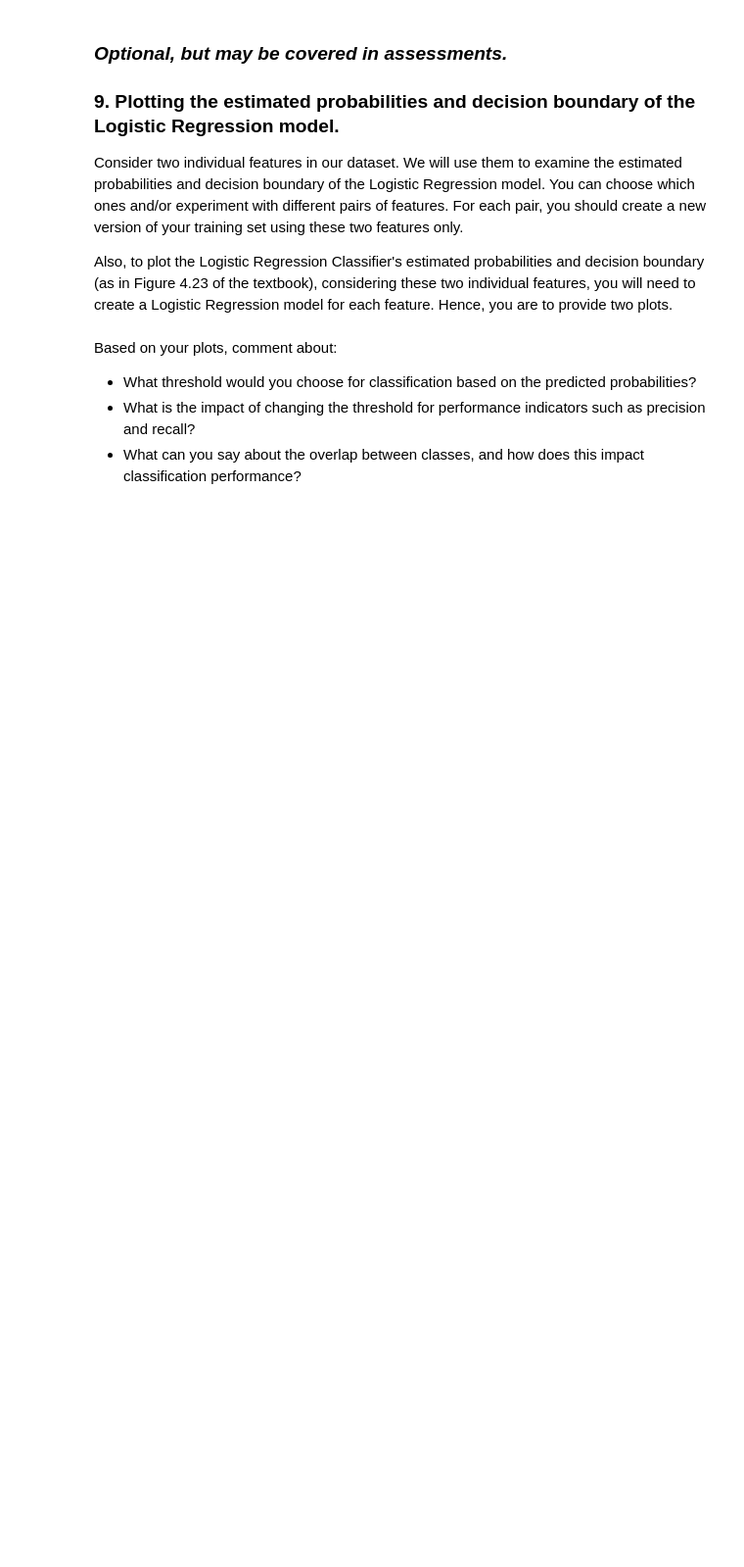
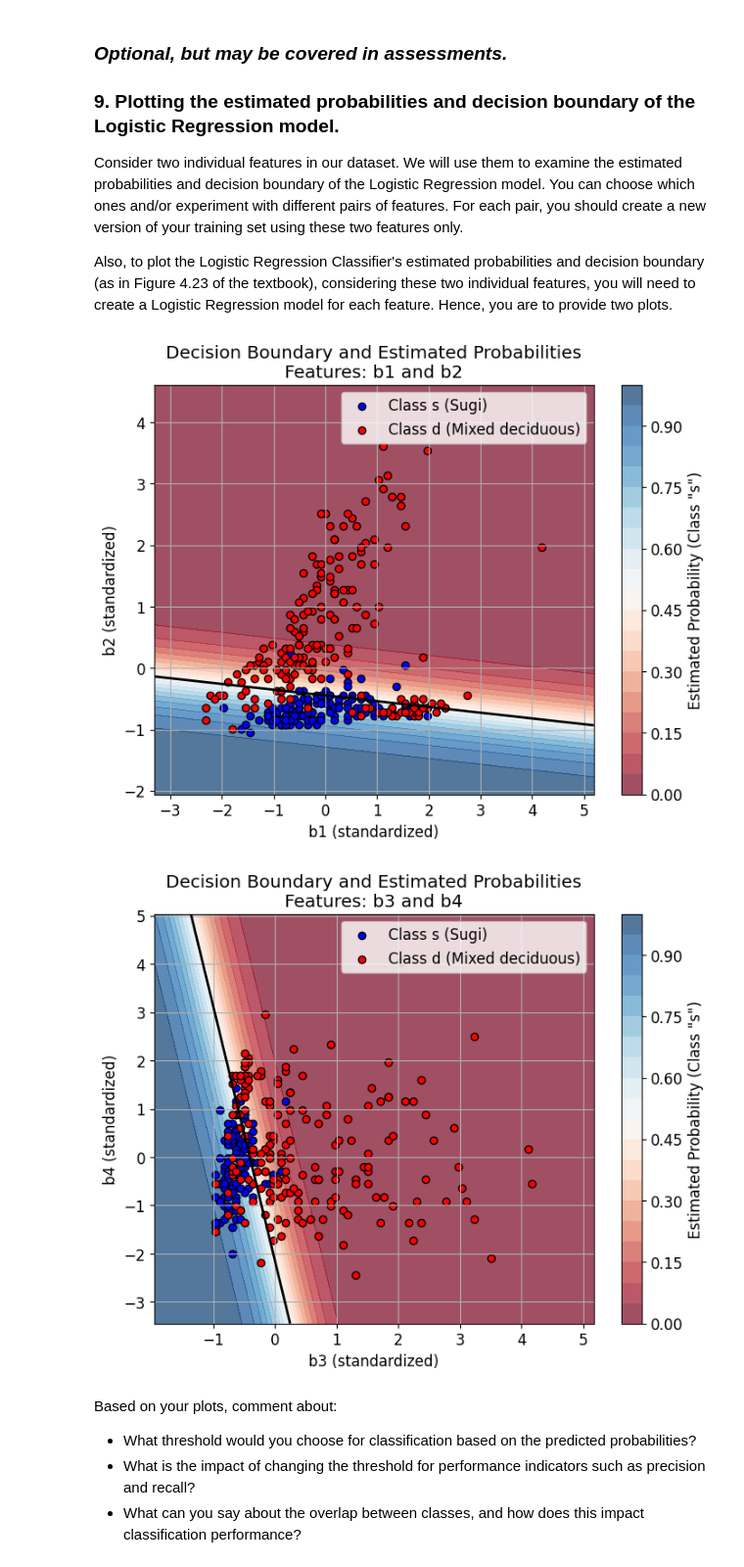
Before and after one commit to flavian-koima/Machine-Learning, a Jupyter notebook: labsheet2(1).ipynb, the cells around one changed output. Shown at 98% size. Drawn from its saved outputs; the diff is of its cells as text; code cells hidden in the pictures; blank space fills up the shorter version.

```diff
--- a/labsheet2(1).ipynb
+++ b/labsheet2(1).ipynb
@@ -327,3 +325,60 @@ Also, to plot the Logistic Regression Classifier's estimated probabilities and d
+# %%
+import numpy as np
+import matplotlib.pyplot as plt
+from sklearn.linear_model import LogisticRegression
+from sklearn.preprocessing import StandardScaler
+
+# Feature pairs you choose (e.g., b1 and b2, then b3 and b4)
+feature_pairs = [('b1', 'b2'), ('b3', 'b4')]
+
+# Loop through each pair of features
+for feature_x, feature_y in feature_pairs:
+
+    # Extract features from dataset
+    X_pair = df_train[[feature_x, feature_y]].values
+    y_binary = df_train['class'].apply(lambda x: 1 if x == 's' else 0).values
+
+    # Scale features
+    scaler = StandardScaler()
+    X_scaled = scaler.fit_transform(X_pair)
+
+    # Train Logistic Regression
+    clf = LogisticRegression(max_iter=5000, random_state=42)
+    clf.fit(X_scaled, y_binary)
+
+    # Meshgrid creation for feature space
+    x_min, x_max = X_scaled[:, 0].min() - 1, X_scaled[:, 0].max() + 1
+    y_min, y_max = X_scaled[:, 1].min() - 1, X_scaled[:, 1].max() + 1
+    xx, yy = np.meshgrid(np.linspace(x_min, x_max, 200),
+                         np.linspace(y_min, y_max, 200))
+
+    # Predict probabilities for the grid points
+    Z = clf.predict_proba(np.c_[xx.ravel(), yy.ravel()])[:, 1]
+    Z = Z.reshape(xx.shape)
+
+    # Plotting the decision boundary and probabilities clearly
+    plt.figure(figsize=(8, 6))
+    plt.contourf(xx, yy, Z, cmap='RdBu', alpha=0.7, levels=20)
+    plt.colorbar(label='Estimated Probability (Class "s")')
+
+    # Training data points overlay
+    plt.scatter(X_scaled[y_binary == 1][:, 0], X_scaled[y_binary == 1][:, 1],
+                color='blue', edgecolor='k', label='Class s (Sugi)')
+    plt.scatter(X_scaled[y_binary == 0][:, 0], X_scaled[y_binary == 0][:, 1],
+                color='red', edgecolor='k', label='Class d (Mixed deciduous)')
+
+    # Draw decision boundary (probability=0.5 threshold)
+    plt.contour(xx, yy, Z, levels=[0.5], linewidths=2, colors='black')
+
+    plt.title(f"Decision Boundary and Estimated Probabilities\nFeatures: {feature_x} and {feature_y}")
+    plt.xlabel(f"{feature_x} (standardized)")
+    plt.ylabel(f"{feature_y} (standardized)")
+    plt.legend()
+    plt.grid(True)
+    plt.show()
+# %% [output]
+[figure, added]
+[figure, added]
 # %% [markdown]
 Based on your plots, comment about:
 
```
Also changed, not shown: parts of 3 cells of this notebook.
